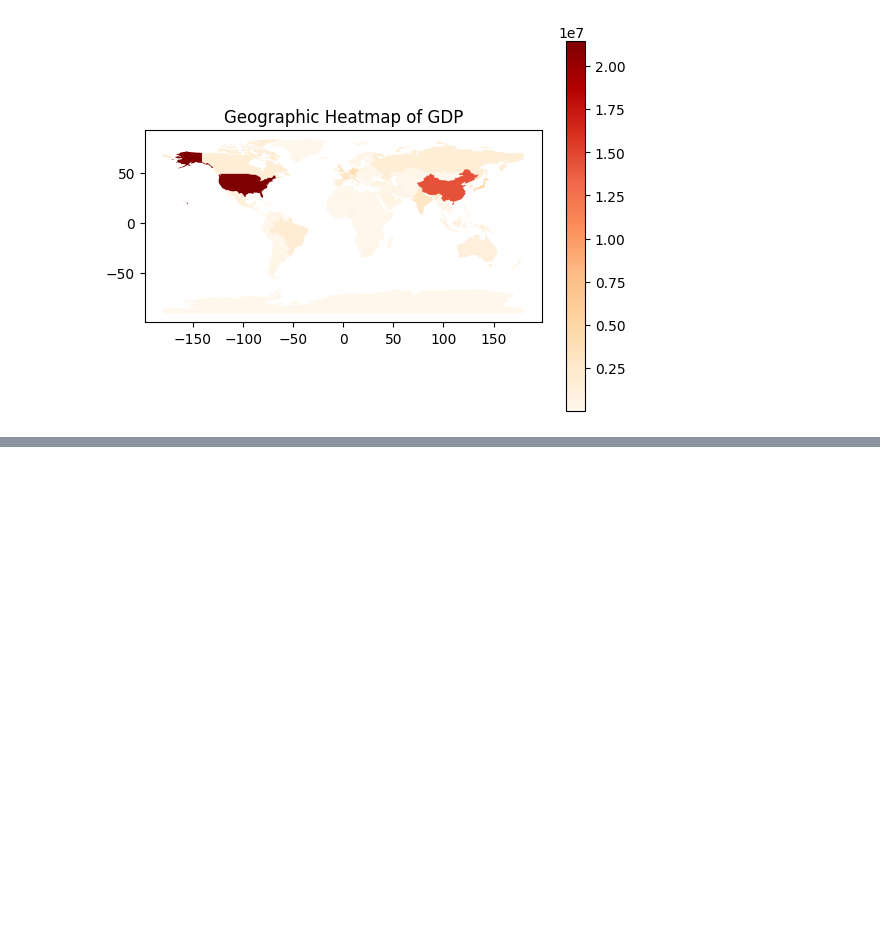
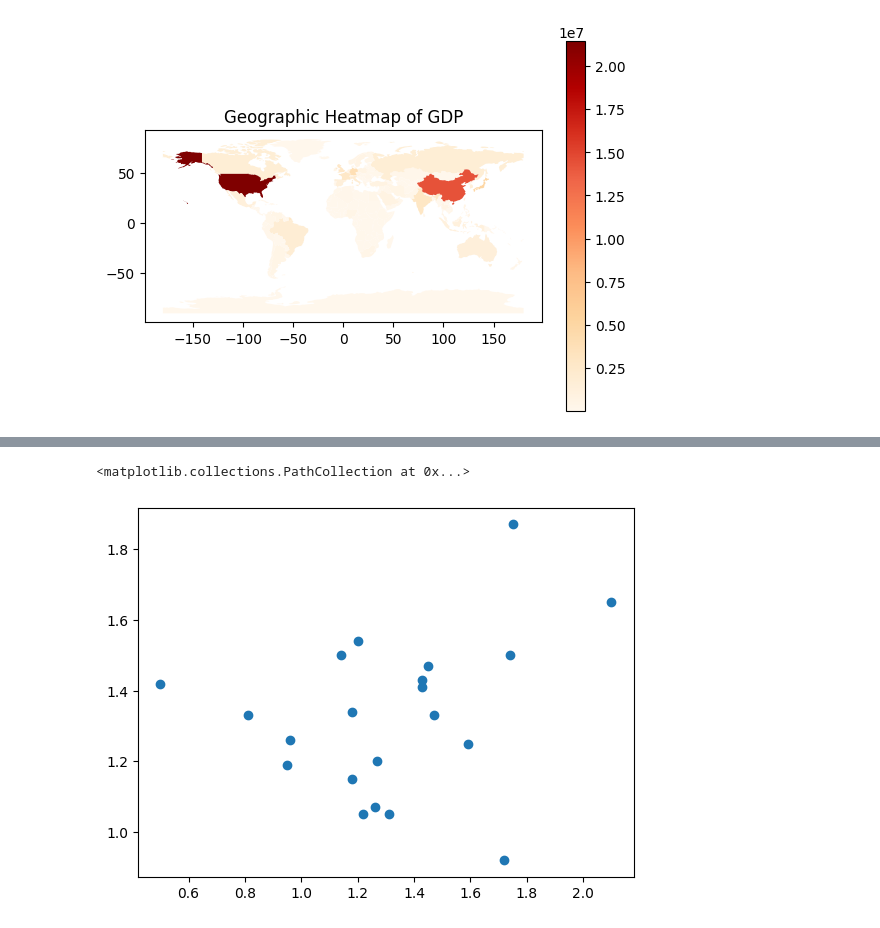
Before and after one commit to MaryVII/Python, a Jupyter notebook: 6. Numpy & Matplot Library.ipynb, the cells around one changed output, grey strips where cells are left out. Drawn from its saved outputs; the diff is of its cells as text; code cells hidden in the pictures; blank space fills up the shorter version.

```diff
--- a/6. Numpy & Matplot Library.ipynb
+++ b/6. Numpy & Matplot Library.ipynb
@@ -851,0 +882,7 @@ plt.show()
+# %%
+x = df_asthma['PI']
+y = df_asthma['GI']
+plt.scatter(x, y)
+# %% [output]
+<matplotlib.collections.PathCollection at 0x...>
+[figure, added]
```
Also changed, not shown: parts of 7 cells of this notebook.
